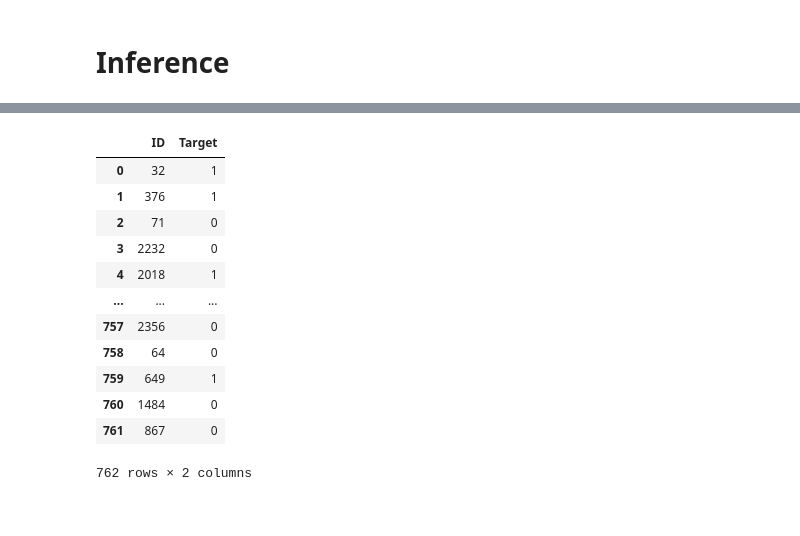
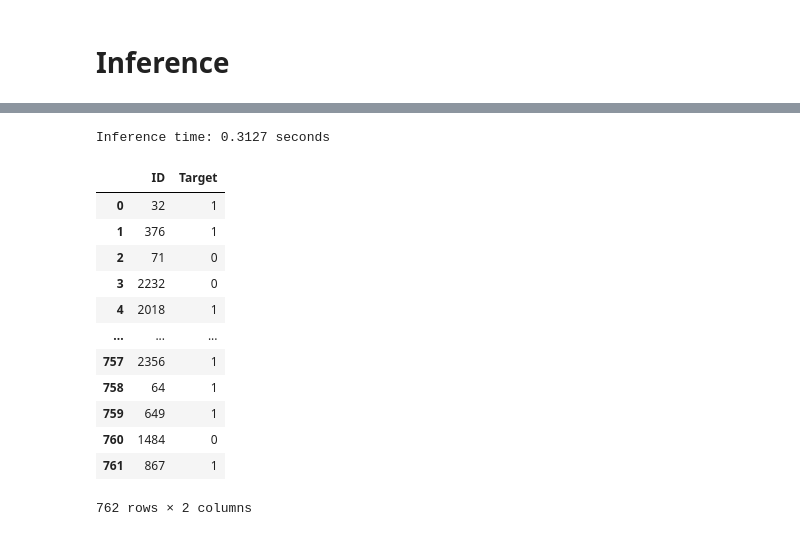
Before and after one commit to tanthinhdt/cbbl-2025, a Jupyter notebook: classification/c_tabpfn-v2-90.ipynb, the cells around one changed output, grey strips where cells are left out. Saved outputs shown, nothing was run; the diff lists cells and outputs as text; code cells hidden in the pictures.

```diff
--- a/r_linear-regression.ipynb
+++ b/classification/c_tabpfn-v2-90.ipynb
@@ -11,17 +11,18 @@ import pandas as pd
 
 
 train_df = pd.read_csv("train.csv")
+train_df = train_df.sample(frac=0.9, random_state=random_state).reset_index(drop=True)
+
 X_train = train_df.iloc[:, 1:-1]
-y_train_reg = train_df.iloc[:, -1]
-y_train_cla = train_df.iloc[:, -1].map(lambda x: 1 if x >= 85 else 0)
+y_train = train_df.iloc[:, -1].map(lambda x: 1 if x >= 85 else 0)
 
 # Missing value Analysis
 print("Missing Values:")
 print(train_df.isnull().sum())
 
 # Label distribution
-print("Number of positive labels:", y_train_cla.sum())
-print("Number of negative labels:", len(y_train_cla) - y_train_cla.sum())
+print("Number of positive labels:", y_train.sum())
+print("Number of negative labels:", len(y_train) - y_train.sum())
 
 train_df
 # %% [output]
@@ -227,19 +187,27 @@ Inference time: 0.0049 seconds
 # %%
-y_pred_cla = [1 if pred >= 85 else 0 for pred in y_pred_reg]
-submission_cla = pd.DataFrame({"ID": test_df["ID"], "Target": y_pred_cla})
-submission_cla.to_csv("results/main/r_linear_cla.csv", index=False)
-submission_cla
+from time import time
+
+
+start_time = time()
+y_pred = model.predict(X_test)
+end_time = time()
+print(f"Inference time: {end_time - start_time:.4f} seconds")
+
+submission_reg = pd.DataFrame({"ID": test_df["ID"], "Target": y_pred})
+submission_reg.to_csv("../results/main/c_tabpfn-v2-90.csv", index=False)
+submission_reg
 # %% [output]
+Inference time: 0.3127 seconds
 |  | ID | Target |
 | 0 | 32 | 1 |
 | 1 | 376 | 1 |
 | 2 | 71 | 0 |
 | 3 | 2232 | 0 |
 | 4 | 2018 | 1 |
 | ... | ... | ... |
-| 757 | 2356 | 0 |
-| 758 | 64 | 0 |
+| 757 | 2356 | 1 |
+| 758 | 64 | 1 |
 | 759 | 649 | 1 |
 | 760 | 1484 | 0 |
-| 761 | 867 | 0 |
+| 761 | 867 | 1 |
-762 rows × 2 columns
+762 rows × 2 columns
```
Also changed, not shown: parts of 7 cells of this notebook, 29 other files.
